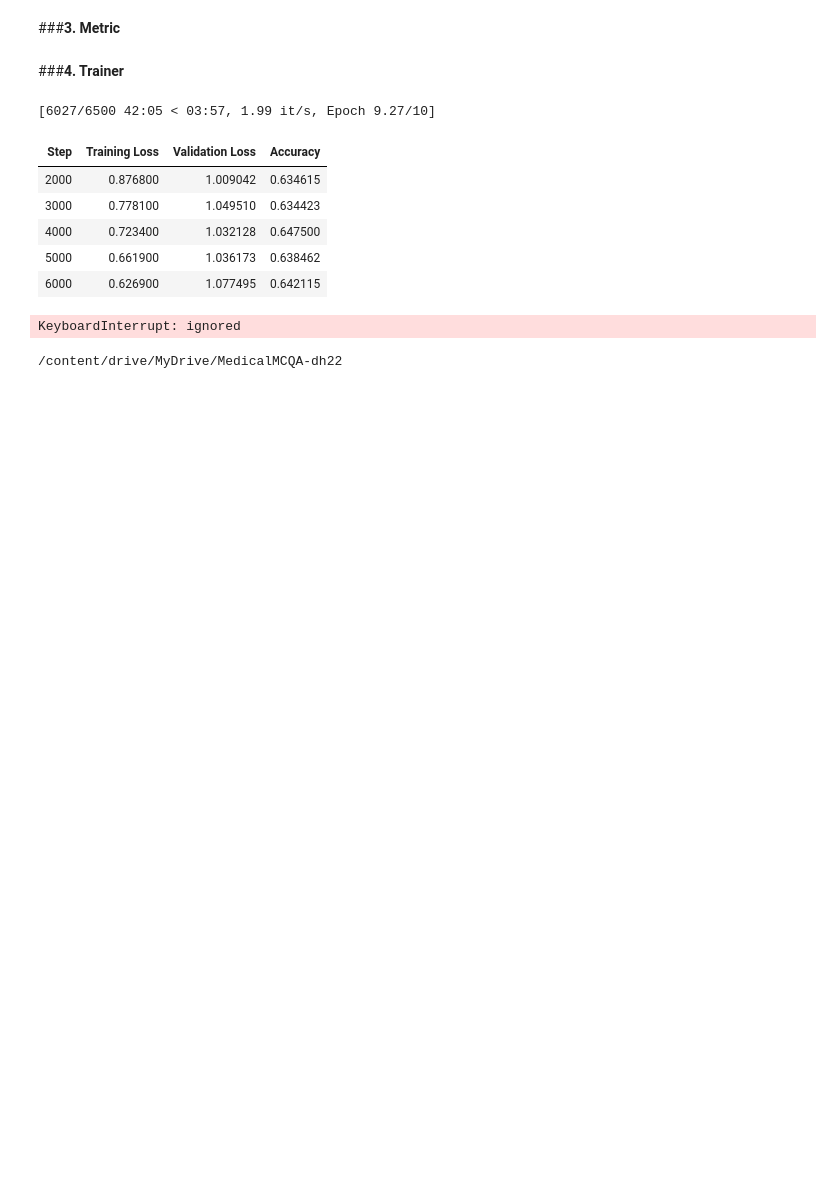
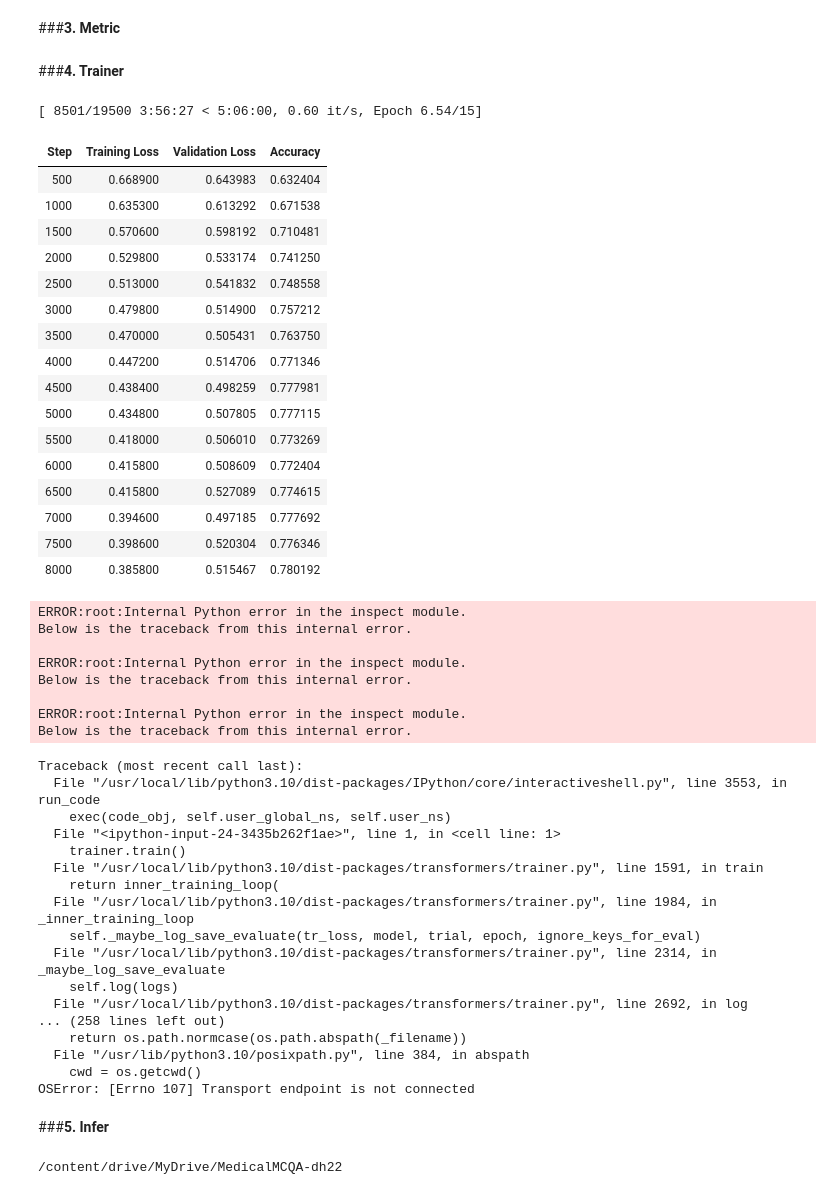
Before and after one commit to trungdung211/KalapaMedicalQA, a Jupyter notebook: ViMedicalMCQA/[colab]-MedMCQA-Classification-Approach.ipynb, the cells around one changed output. Saved outputs shown, nothing was run; the diff lists cells and outputs as text; code cells hidden in the pictures; blank space fills up the shorter version.

```diff
--- a/ViMedicalMCQA/[colab]-MedMCQA-Classification-Approach.ipynb
+++ b/ViMedicalMCQA/[colab]-MedMCQA-Classification-Approach.ipynb
@@ -45,16 +45,12 @@ letters = ["A", "B"]
 # label2id = {k: v for v, k in id2label.items()}
 id2label = {
     0: "No",
-    1: "A",
-    2: "B",
-    3: "AB"
+    1: "Yes"
 }
 
 label2id = {
     "No": 0,
-    "A": 1,
-    "B": 2,
-    "AB": 3
+    "Yes": 1
 }
 
 num_labels = len(id2label)
@@ -63,7 +59,6 @@ def preprocess_function(examples, max_seq_length, tokenizer):
     # Tokenize the texts
     sentences = []
     labels = []
-    letters = ["A", "B"]
     for example in zip(examples["question"], examples["exp"],
                        examples['opa'], examples['opb'], examples['opc'], examples['opd'], examples['ope'],
                        examples['cop']):
@@ -72,16 +67,10 @@ def preprocess_function(examples, max_seq_length, tokenizer):
         ops = example[2:6]
         cop = example[7]
 
-        for i in range(len(ops))[::2]:
-            if i+1<len(ops):
-                a, b = i, i+1
-            else:
-                a, b = i, i-1
-            answer = f"A. {ops[a]}. B. {ops[b]}."
+        for i in range(len(ops)):
+            answer_id = 1 if i in cop else 0
 
-            answer_id = 3 if a in cop and b in cop else 2 if b in cop else 1 if a in cop else 0
-
-            prompt = f"Context: {context}. Question: {question}. Answer: {answer}"
+            prompt = f"<s>{context}</s>{question}</s>{ops[i]}</s>"
             sentences.append(prompt)
             labels.append(answer_id)
 
@@ -165,13 +154,13 @@ compute_metrics = compute_metrics
 from transformers import TrainingArguments, Trainer
 
 training_args = TrainingArguments(
-    f"./model/{model_name}",
+    f"./model/{model_name}/single",
     per_device_train_batch_size=32,
     per_device_eval_batch_size=128,
-    num_train_epochs=10,
+    num_train_epochs=15,
     evaluation_strategy = "steps",
     save_strategy = "steps",
-    save_steps = 500,
+    save_steps=500,
     eval_steps=500,
     save_total_limit = 3,
     learning_rate=2e-5,
@@ -188,16 +177,53 @@ trainer = Trainer(
         tokenizer=tokenizer,
     )
 # %%
-trainer.train(True)
+trainer.train()
 # %% [output]
-[6027/6500 42:05 < 03:57, 1.99 it/s, Epoch 9.27/10]
+[ 8501/19500 3:56:27 < 5:06:00, 0.60 it/s, Epoch 6.54/15]
 | Step | Training Loss | Validation Loss | Accuracy |
-| 2000 | 0.876800 | 1.009042 | 0.634615 |
-| 3000 | 0.778100 | 1.049510 | 0.634423 |
-| 4000 | 0.723400 | 1.032128 | 0.647500 |
-| 5000 | 0.661900 | 1.036173 | 0.638462 |
-| 6000 | 0.626900 | 1.077495 | 0.642115 |
+| 500 | 0.668900 | 0.643983 | 0.632404 |
+| 1000 | 0.635300 | 0.613292 | 0.671538 |
+| 1500 | 0.570600 | 0.598192 | 0.710481 |
+| 2000 | 0.529800 | 0.533174 | 0.741250 |
+| 2500 | 0.513000 | 0.541832 | 0.748558 |
+| 3000 | 0.479800 | 0.514900 | 0.757212 |
+| 3500 | 0.470000 | 0.505431 | 0.763750 |
+| 4000 | 0.447200 | 0.514706 | 0.771346 |
+| 4500 | 0.438400 | 0.498259 | 0.777981 |
+| 5000 | 0.434800 | 0.507805 | 0.777115 |
+| 5500 | 0.418000 | 0.506010 | 0.773269 |
+| 6000 | 0.415800 | 0.508609 | 0.772404 |
+| 6500 | 0.415800 | 0.527089 | 0.774615 |
+| 7000 | 0.394600 | 0.497185 | 0.777692 |
+| 7500 | 0.398600 | 0.520304 | 0.776346 |
+| 8000 | 0.385800 | 0.515467 | 0.780192 |
-KeyboardInterrupt: ignored
+ERROR:root:Internal Python error in the inspect module.
+Below is the traceback from this internal error.
+
+ERROR:root:Internal Python error in the inspect module.
+Below is the traceback from this internal error.
+
+ERROR:root:Internal Python error in the inspect module.
+Below is the traceback from this internal error.
+Traceback (most recent call last):
+  File "/usr/local/lib/python3.10/dist-packages/IPython/core/interactiveshell.py", line 3553, in run_code
+    exec(code_obj, self.user_global_ns, self.user_ns)
+  File "<ipython-input-24-3435b262f1ae>", line 1, in <cell line: 1>
+    trainer.train()
+  File "/usr/local/lib/python3.10/dist-packages/transformers/trainer.py", line 1591, in train
+    return inner_training_loop(
+  File "/usr/local/lib/python3.10/dist-packages/transformers/trainer.py", line 1984, in _inner_training_loop
+    self._maybe_log_save_evaluate(tr_loss, model, trial, epoch, ignore_keys_for_eval)
+  File "/usr/local/lib/python3.10/dist-packages/transformers/trainer.py", line 2314, in _maybe_log_save_evaluate
+    self.log(logs)
+  File "/usr/local/lib/python3.10/dist-packages/transformers/trainer.py", line 2692, in log
+... (258 lines left out)
+    return os.path.normcase(os.path.abspath(_filename))
+  File "/usr/lib/python3.10/posixpath.py", line 384, in abspath
+    cwd = os.getcwd()
+OSError: [Errno 107] Transport endpoint is not connected
+# %% [markdown]
+###**5. Infer**
 # %%
 %cd /content/drive/MyDrive/MedicalMCQA-dh22
 # %% [output]
```
Also changed, not shown: parts of 7 cells of this notebook.
